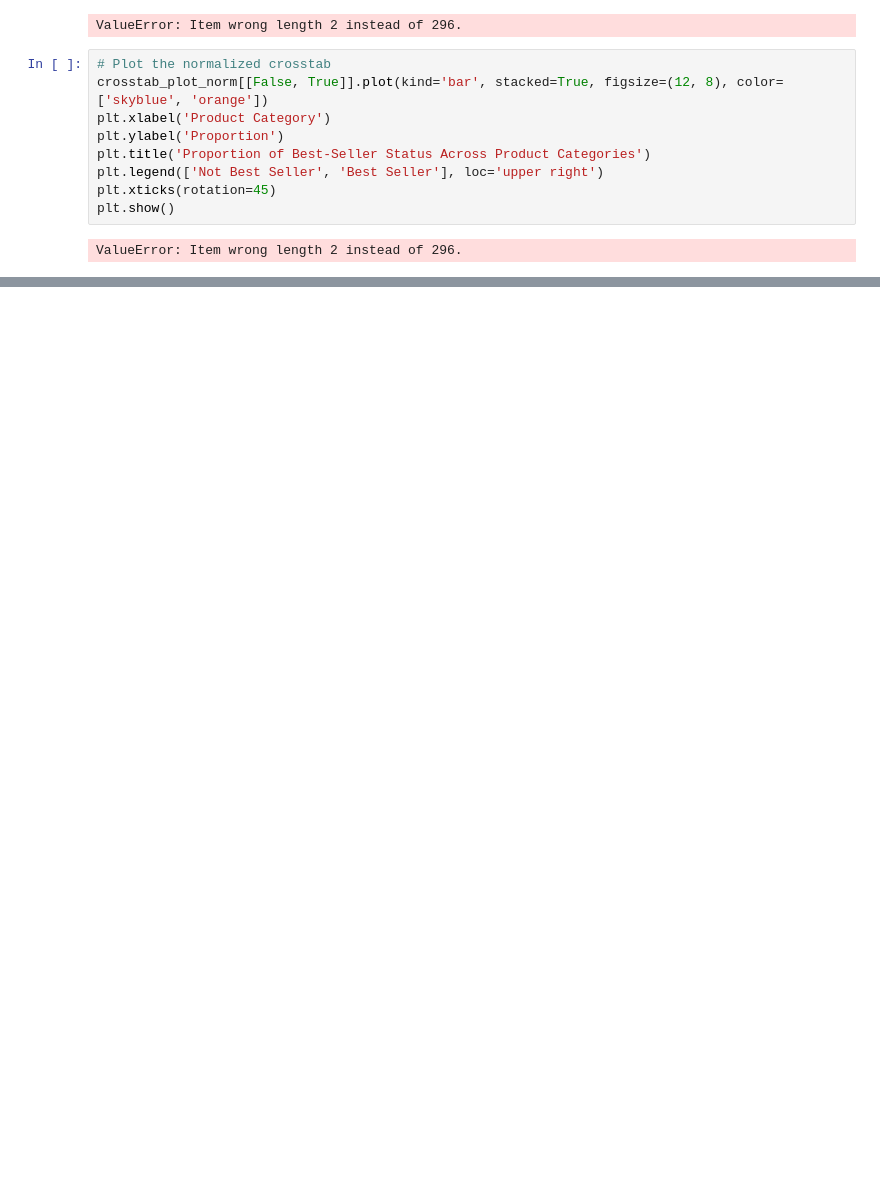
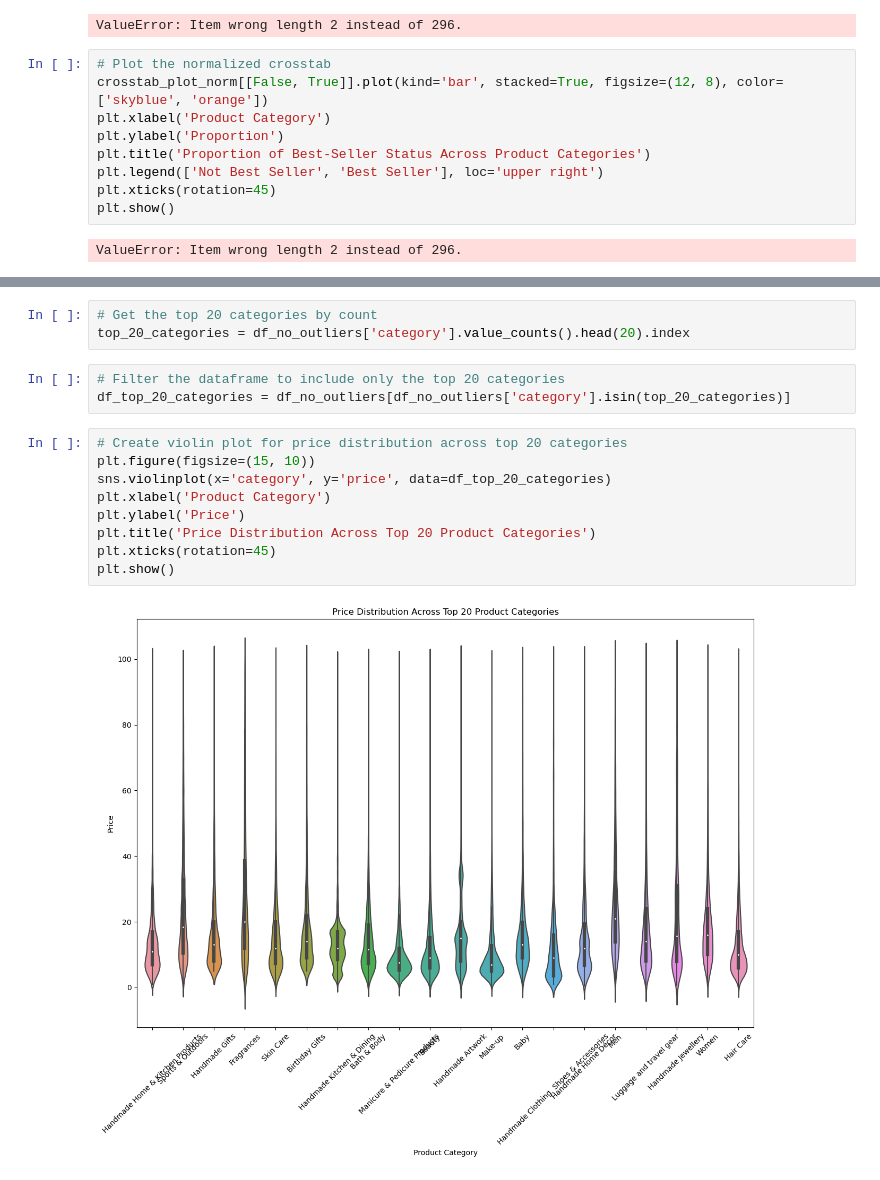
Before and after one commit to N80m6o/lab-eda-bivariate, a Jupyter notebook: lab-eda-bivariate.ipynb, the cells around one changed output, grey strips where cells are left out. Drawn from its saved outputs; the diff is of its cells as text; blank space fills up the shorter version.

```diff
--- a/lab-eda-bivariate.ipynb
+++ b/lab-eda-bivariate.ipynb
@@ -110,0 +156,17 @@ ValueError: Item wrong length 2 instead of 296.
+# %%
+# Get the top 20 categories by count
+top_20_categories = df_no_outliers['category'].value_counts().head(20).index
+# %%
+# Filter the dataframe to include only the top 20 categories
+df_top_20_categories = df_no_outliers[df_no_outliers['category'].isin(top_20_categories)]
+# %%
+# Create violin plot for price distribution across top 20 categories
+plt.figure(figsize=(15, 10))
+sns.violinplot(x='category', y='price', data=df_top_20_categories)
+plt.xlabel('Product Category')
+plt.ylabel('Price')
+plt.title('Price Distribution Across Top 20 Product Categories')
+plt.xticks(rotation=45)
+plt.show()
+# %% [output]
+[figure, added]
```
Also changed, not shown: parts of 16 cells of this notebook.
